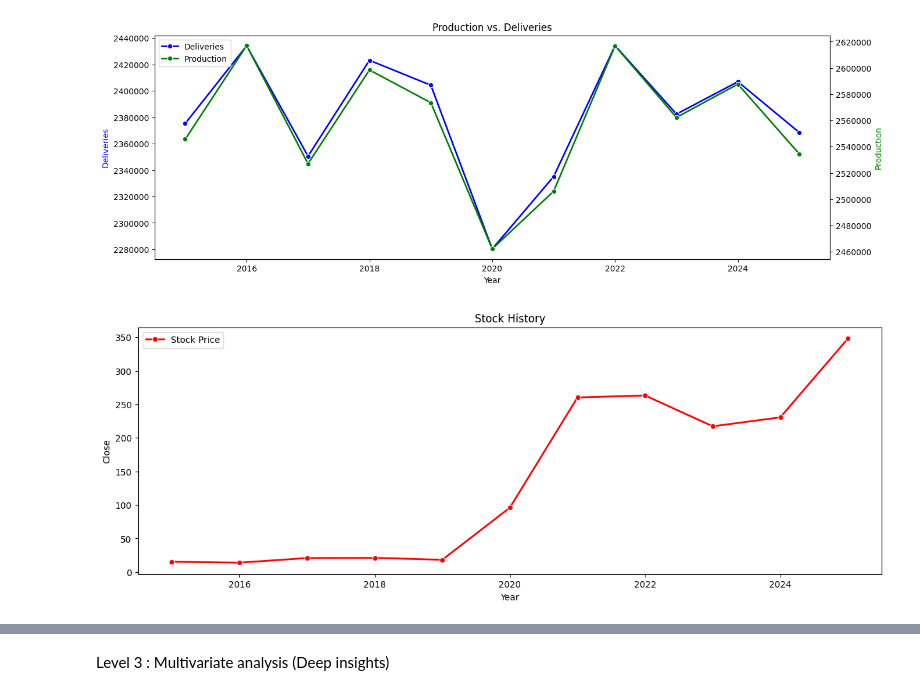
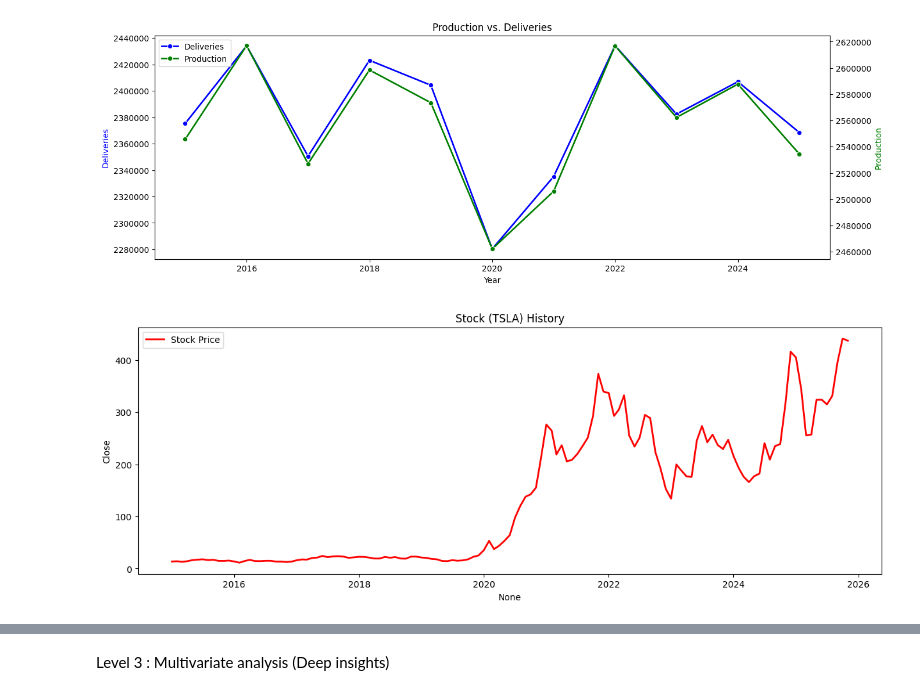
Before and after one commit to ThiagoPBorges/Tesla-Deliveries-and-Production, a Jupyter notebook: Notebook/03_exploratory_data_analysis.ipynb, the cells around one changed output, grey strips where cells are left out. Drawn from its saved outputs; the diff is of its cells as text; code cells hidden in the pictures.

Commit message:
Adicionado novas visualizações

```diff
--- a/Notebook/03_exploratory_data_analysis.ipynb
+++ b/Notebook/03_exploratory_data_analysis.ipynb
@@ -99,27 +99,23 @@ plt.show()
 # %%
 df_stock['Year'] = df_stock.index.year
 
 plt.figure(figsize=(15,5))
 
 color = 'red'
 sns.lineplot(
     data=df_stock,
-    x='Year',
+    x=df_stock.index,
     y='Close',
-    estimator='mean',
-    errorbar=None,
     color=color,
     label='Stock Price',
     linewidth=2,
-    marker='o'
+
 )
-plt.ticklabel_format(style='plain')
 
-plt.title('Stock History')
-plt.ticklabel_format(style='plain')
+plt.title('Stock (TSLA) History')
 plt.show()
 # %% [output]
-[figure, old version]
+[figure, new version]
 # %%
 prod_region = df.groupby(['Year', 'Region'])['Production_Units'].sum().reset_index()
 
```
Also changed, not shown: parts of 1 cell of this notebook, 1 other file.
